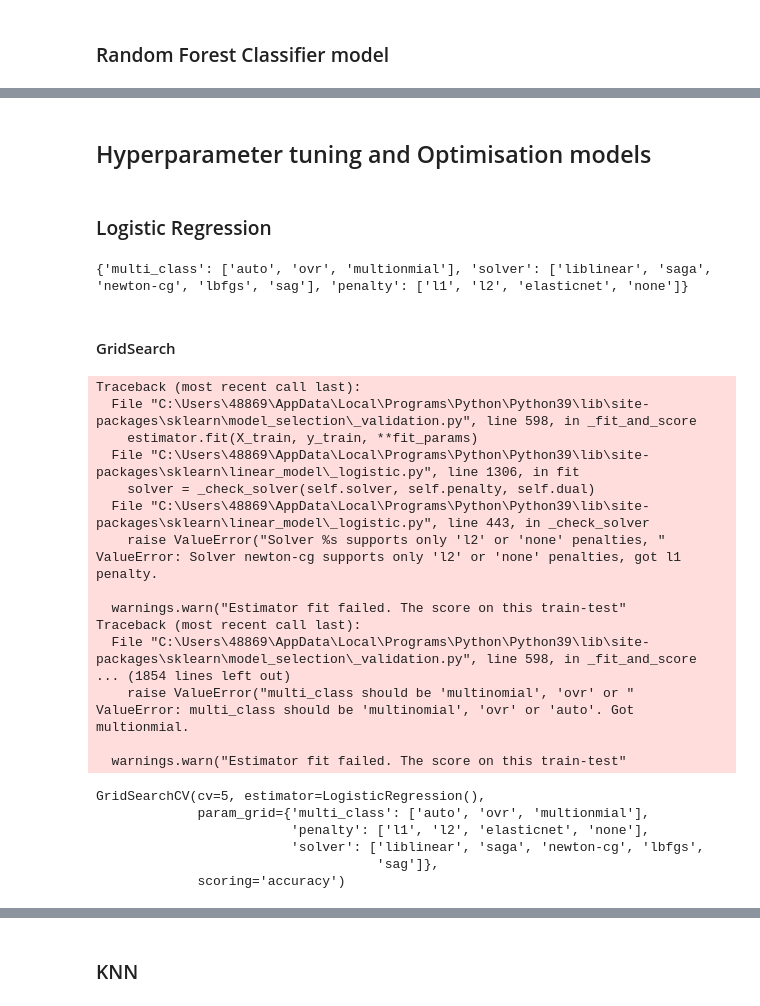
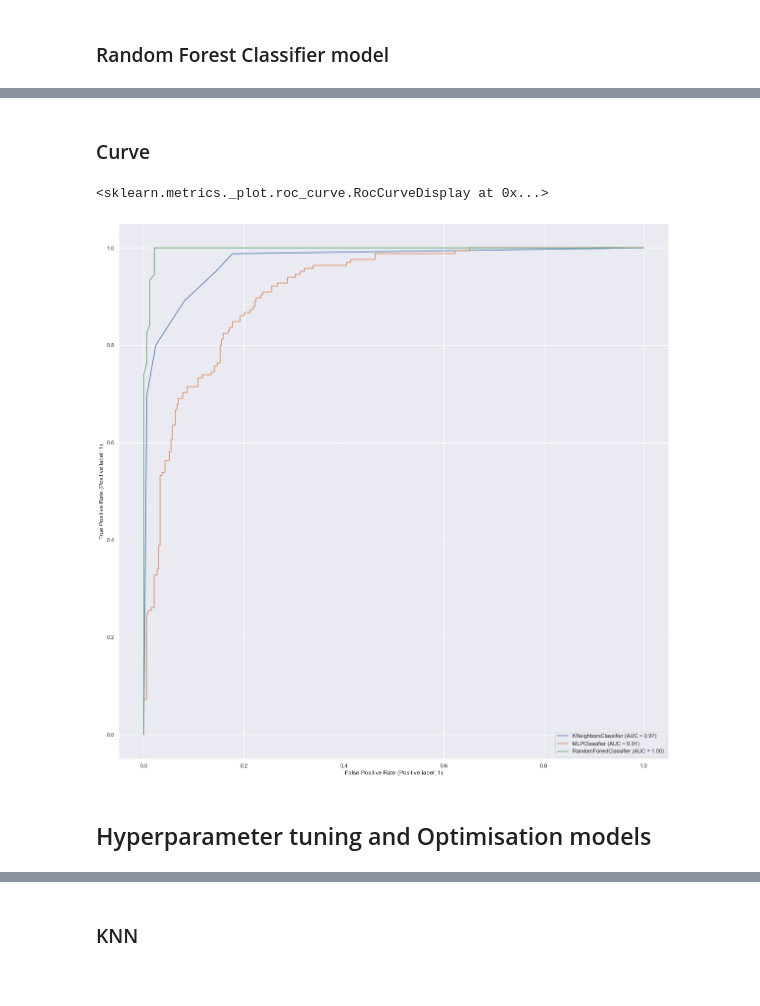
Before and after one commit to fangbo13/ML-predicate-diabetes, a Jupyter notebook: 6006CEMCoursework/CW.ipynb, the cells around one changed output, grey strips where cells are left out. Cells and saved outputs as stored; diff of their text form; code cells hidden in the pictures.

```diff
--- a/6006CEMCoursework/CW.ipynb
+++ b/6006CEMCoursework/CW.ipynb
@@ -849,46 +757,11 @@ weighted avg       0.99      0.99      0.99       498
+# %% [markdown]
+### Curve
+# %%
+disp = plot_roc_curve(model_knnSC, X_test, y_test)
+plot_roc_curve(MLPSC,X_test, y_test, ax = disp.ax_)
+plot_roc_curve(model_RFSC, X_test, y_test,ax = disp.ax_)
+# %% [output]
+<sklearn.metrics._plot.roc_curve.RocCurveDisplay at 0x...>
+[figure, added]
 # %% [markdown]
 ## Hyperparameter tuning and Optimisation models
-# %% [markdown]
-### Logistic Regression
-# %%
-model = LogisticRegression()                      #Solution help by Mark Elshaw
-LR_Dic=dict()# set dic and Getting indexes of values per hyper-parameter
-#Add Hyperparametrs
-LR_Dic['multi_class']= ['auto','ovr','multionmial']
-LR_Dic['solver']=['liblinear', 'saga','newton-cg', 'lbfgs', 'sag',]
-LR_Dic['penalty']= ['l1','l2','elasticnet','none']
-# LR_Dic['c_values']= [100, 10, 1.0, 0.1, 0.01, 0.001]
-print(LR_Dic)#prints dictionary
-# %% [output]
-{'multi_class': ['auto', 'ovr', 'multionmial'], 'solver': ['liblinear', 'saga', 'newton-cg', 'lbfgs', 'sag'], 'penalty': ['l1', 'l2', 'elasticnet', 'none']}
-# %% [markdown]
- #### GridSearch
-# %%
-#!!!  Dr. Trang Doan week6 solution
-
-grid_LR = GridSearchCV(model, LR_Dic, cv=5, scoring = "accuracy", return_train_score = False)# Perform a grid search
-grid_LR.fit(X,y)#Fit instances of Gridsearch
-# %% [output]
-Traceback (most recent call last):
-  File "C:\Users\48869\AppData\Local\Programs\Python\Python39\lib\site-packages\sklearn\model_selection\_validation.py", line 598, in _fit_and_score
-    estimator.fit(X_train, y_train, **fit_params)
-  File "C:\Users\48869\AppData\Local\Programs\Python\Python39\lib\site-packages\sklearn\linear_model\_logistic.py", line 1306, in fit
-    solver = _check_solver(self.solver, self.penalty, self.dual)
-  File "C:\Users\48869\AppData\Local\Programs\Python\Python39\lib\site-packages\sklearn\linear_model\_logistic.py", line 443, in _check_solver
-    raise ValueError("Solver %s supports only 'l2' or 'none' penalties, "
-ValueError: Solver newton-cg supports only 'l2' or 'none' penalties, got l1 penalty.
-
-  warnings.warn("Estimator fit failed. The score on this train-test"
-Traceback (most recent call last):
-  File "C:\Users\48869\AppData\Local\Programs\Python\Python39\lib\site-packages\sklearn\model_selection\_validation.py", line 598, in _fit_and_score
-... (1854 lines left out)
-    raise ValueError("multi_class should be 'multinomial', 'ovr' or "
-ValueError: multi_class should be 'multinomial', 'ovr' or 'auto'. Got multionmial.
-
-  warnings.warn("Estimator fit failed. The score on this train-test"
-GridSearchCV(cv=5, estimator=LogisticRegression(),
-             param_grid={'multi_class': ['auto', 'ovr', 'multionmial'],
-                         'penalty': ['l1', 'l2', 'elasticnet', 'none'],
-                         'solver': ['liblinear', 'saga', 'newton-cg', 'lbfgs',
-                                    'sag']},
-             scoring='accuracy')
```
Also changed, not shown: parts of 41 cells of this notebook, 1 other file.
